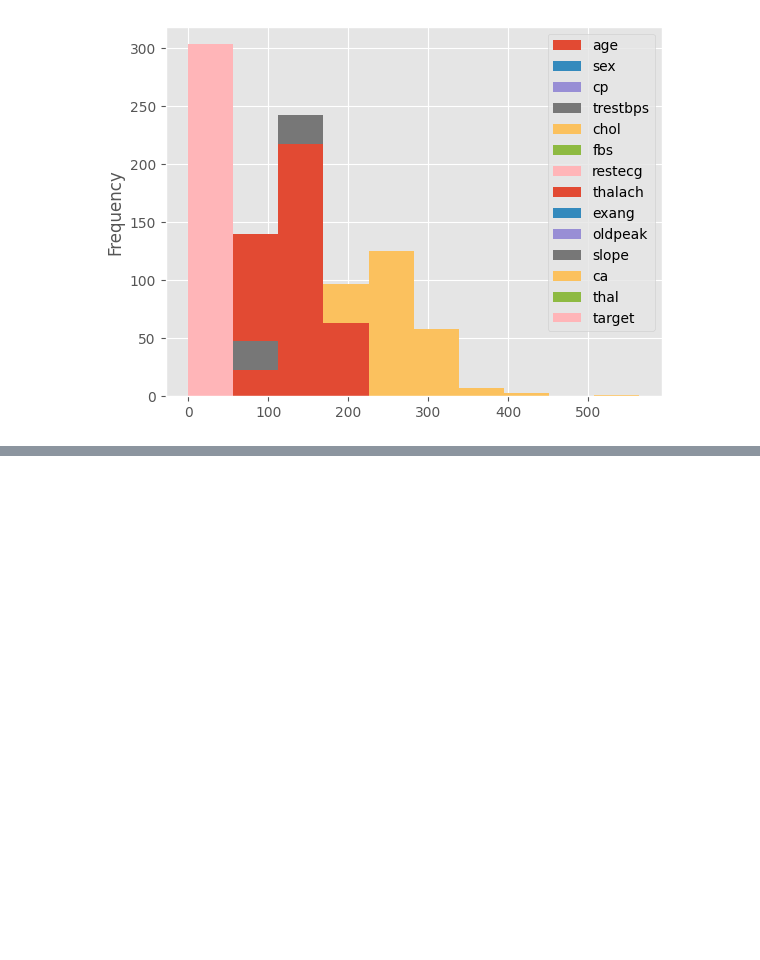
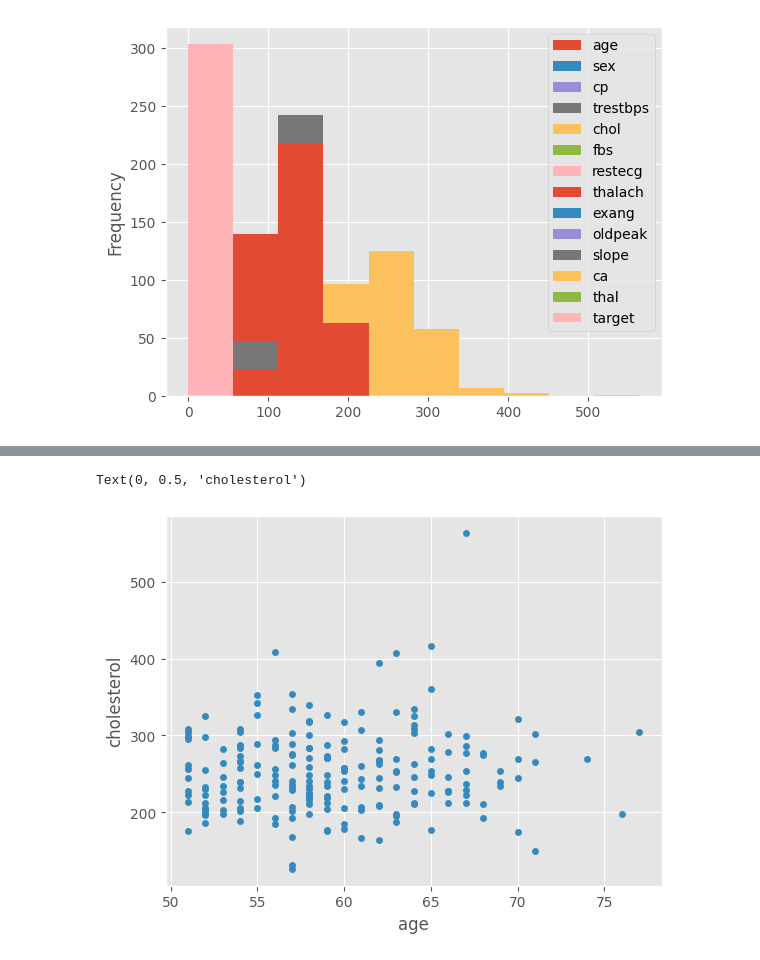
Before and after one commit to EslamKamel89/MLPlayground, a Jupyter notebook: SEC08_Matplotlib_Plotting_and_Data_Visualization.ipynb, the cells around one changed output, grey strips where cells are left out. Saved outputs shown, nothing was run; the diff lists cells and outputs as text; code cells hidden in the pictures; blank space fills up the shorter version.

Commit message:
feat(notebook): add DataFrame plotting examples with Matplotlib
- Include scatter plots using both pyplot and OO methods
- Add data filtering and display for patients over 50

```diff
--- a/SEC08_Matplotlib_Plotting_and_Data_Visualization.ipynb
+++ b/SEC08_Matplotlib_Plotting_and_Data_Visualization.ipynb
@@ -348,0 +351,5 @@ heart_disease.plot.hist()
+# %%
+# in this lesson we will look on how to use oo method with matplotlib
+over_50 = heart_disease[heart_disease['age'] > 50]
+pr(over_50.head())
+pr(len(over_50) , 'count of over 50 patients')
@@ -348,0 +367,8 @@ heart_disease.plot.hist()
+# %%
+# pyplot method - plotting directly from a data frame.
+ax = over_50.plot.scatter(x='age' , y='chol' )
+ax.set_xlabel('age')
+ax.set_ylabel('cholesterol')
+# %% [output]
+Text(0, 0.5, 'cholesterol')
+[figure, added]
```
Also changed, not shown: parts of 3 cells of this notebook.
